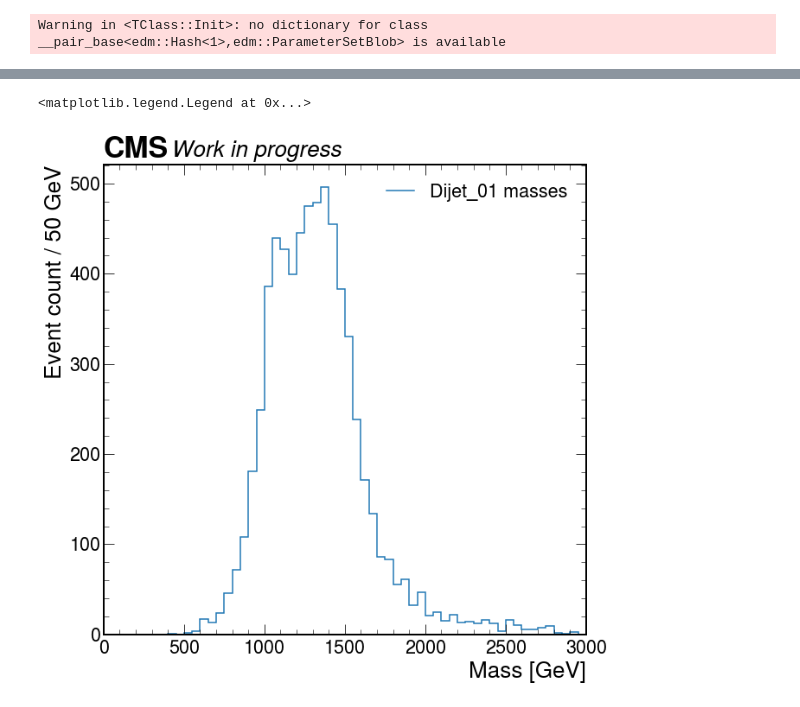
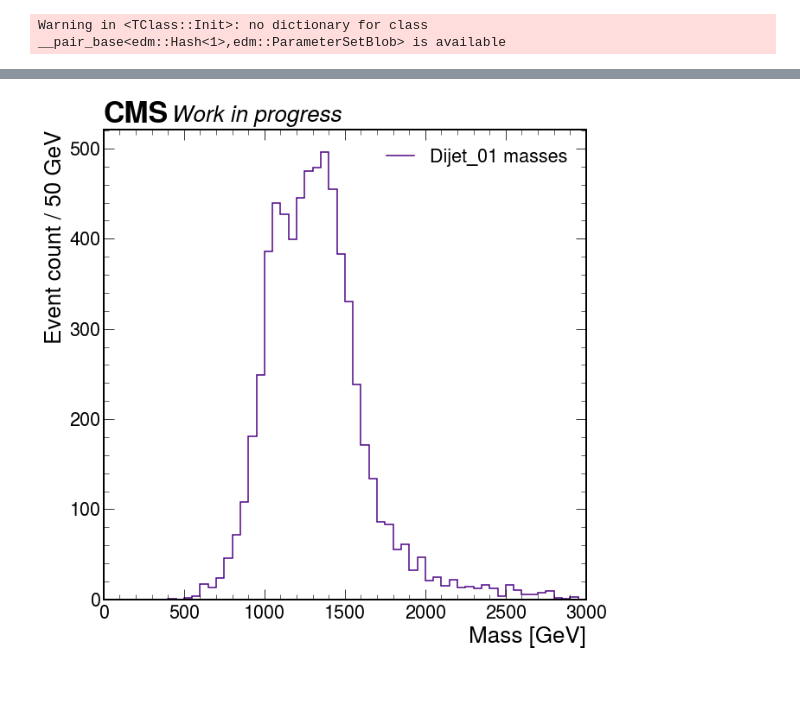
Before and after one commit to mroguljic/H3PO_Autumn, a Jupyter notebook: notebooks/evtLoopExample.ipynb, the cells around one changed output, grey strips where cells are left out. Saved outputs shown, nothing was run; the diff lists cells and outputs as text; code cells hidden in the pictures.

```diff
--- a/notebooks/evtLoopExample.ipynb
+++ b/notebooks/evtLoopExample.ipynb
@@ -64,21 +63,20 @@ Warning in <TFile::Append>: Replacing existing TH1: dijet01m (Potential memory l
 # %%
 plt.style.use([hep.style.CMS])
 counts, edges = hist2array(hDijet01Masses,return_edges=True)
 
 edges = edges[0]
 #It returns a list of arrays, where each array represents binning in one dimension.
 #We only work with 1D so we take edges[0]
 
-hep.histplot(counts,edges,label="Dijet_01 masses")
+hep.histplot(counts,edges,label="Dijet_01 masses", color = "indigo")
 hep.cms.text("Work in progress",loc=0)
 plt.ylabel("Event count / 50 GeV",horizontalalignment='right', y=1.0)
 plt.xlabel("Mass [GeV]",horizontalalignment='right', x=1.0)
 plt.xlim([0, 3000])
 plt.legend()
-#plt.savefig("test.png")
+plt.savefig("Dijet_01 masses.png")
 # %% [output]
-<matplotlib.legend.Legend at 0x...>
-[figure, old version]
+[figure, new version]
 # %%
 #dijet02
 
```
Also changed, not shown: parts of 5 cells of this notebook, 5 other files.
